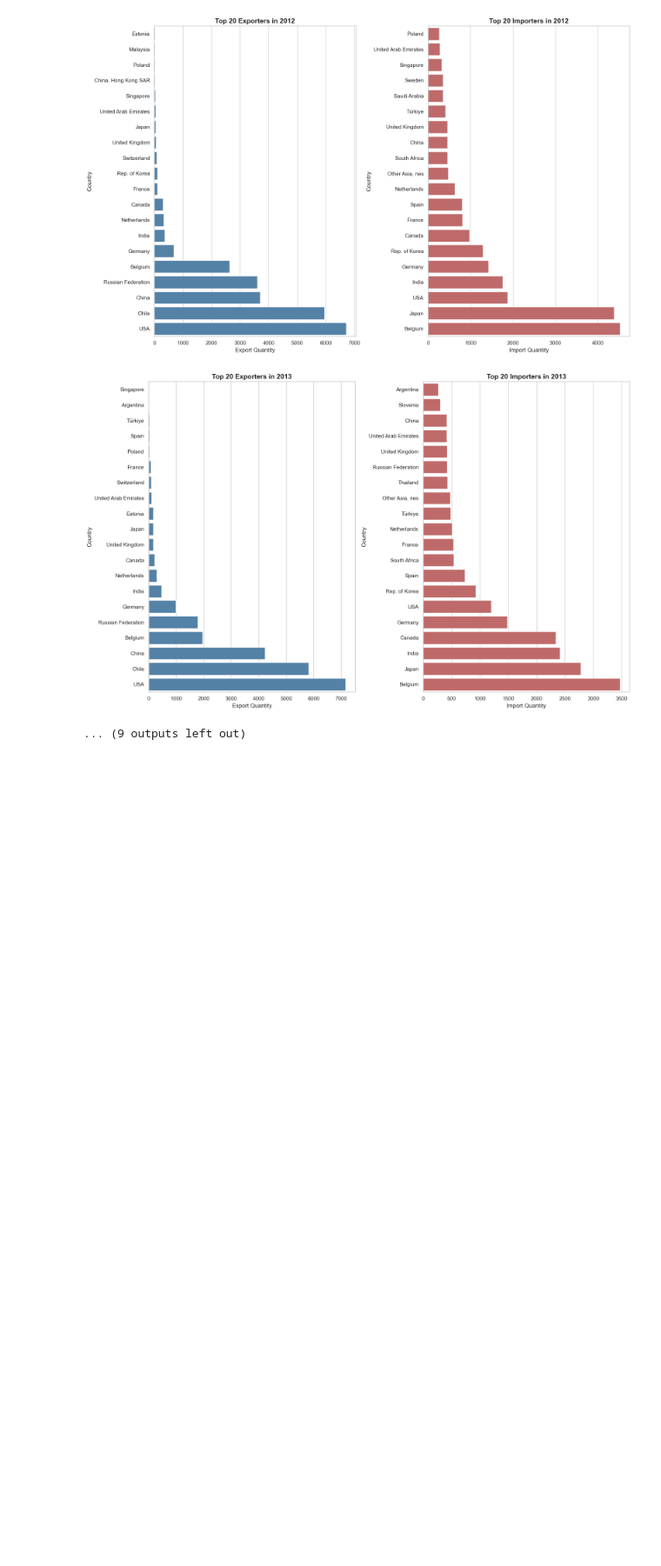
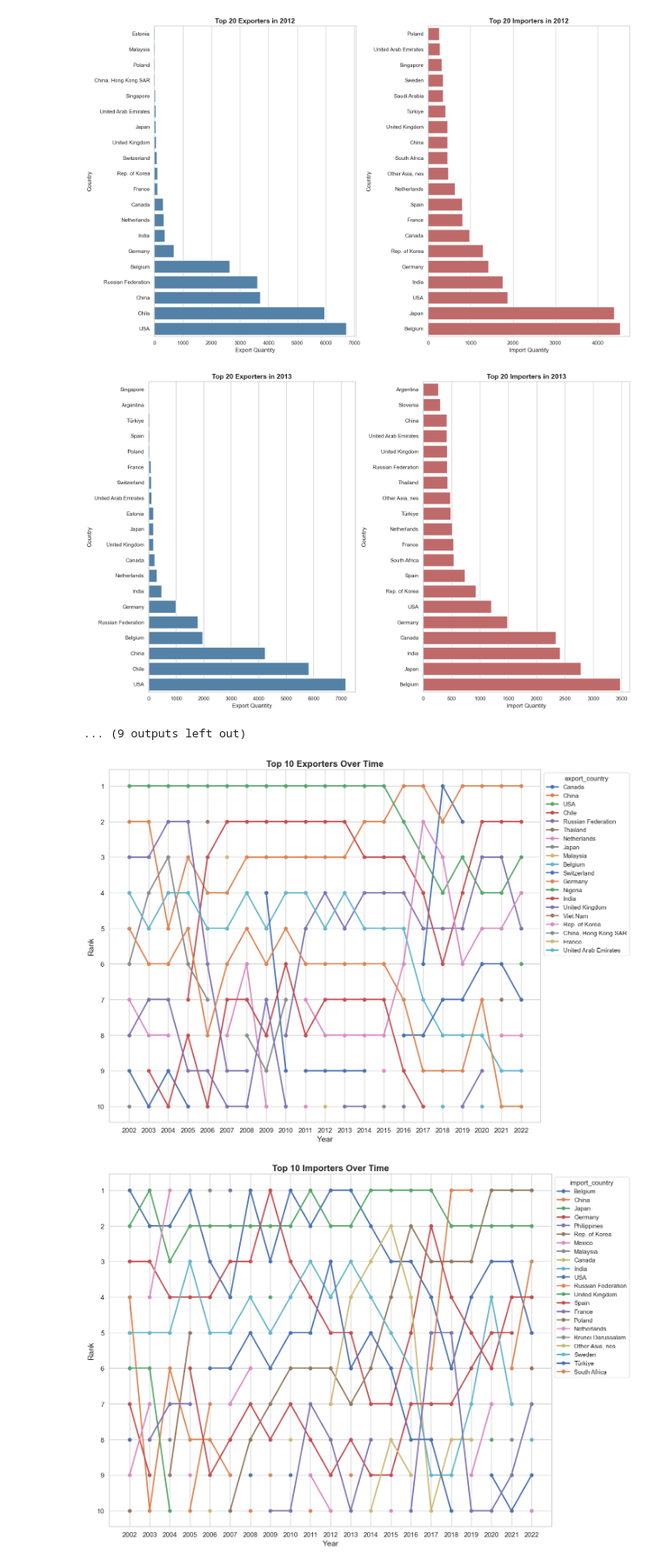
Before and after one commit to Altishofer/NetworkScienceProject, a Jupyter notebook: 1.1_lithium_export_import.ipynb, the cells around one changed output. Shown at 87% size. Cells and saved outputs as stored; diff of their text form; code cells hidden in the pictures; blank space fills up the shorter version.

Commit message:
added bump chart

```diff
--- a/1.1_lithium_export_import.ipynb
+++ b/1.1_lithium_export_import.ipynb
@@ -58,3 +60,69 @@ for y in years:
 [figure]
 [figure]
 ... (9 outputs left out)
+# %%
+
+
+def create_bump_chart(df, category, value_col, time_col, top_n, title):
+    df_grouped = (
+        df.groupby([time_col, category])[value_col]
+        .sum()
+        .reset_index()
+        .sort_values(by=[time_col, value_col], ascending=[True, False])
+    )
+
+    df_grouped['rank'] = (
+        df_grouped.groupby(time_col)[value_col]
+        .rank(method='first', ascending=False)
+        .astype(int)
+    )
+
+    df_top = df_grouped[df_grouped['rank'] <= top_n]
+
+    df_pivot = df_top.pivot(index=category, columns=time_col, values='rank')
+    df_pivot = df_pivot.loc[df_pivot.min(axis=1).sort_values().index]
+
+    fig, ax = plt.subplots(figsize=(14, 10))
+
+    for idx, row in df_pivot.iterrows():
+        ax.plot(
+            df_pivot.columns, row, marker='o', label=idx, lw=2.5
+        )
+
+    ax.invert_yaxis()
+    ax.set_xticks(df_pivot.columns)
+    ax.set_yticks(range(1, top_n + 1))
+    ax.set_xticklabels(df_pivot.columns, fontsize=12)
+    ax.set_yticklabels(range(1, top_n + 1), fontsize=12)
+    ax.set_title(title, fontsize=16, fontweight='bold')
+    ax.set_xlabel("Year", fontsize=14)
+    ax.set_ylabel("Rank", fontsize=14)
+
+    ax.legend(loc='upper left', bbox_to_anchor=(1, 1), title=category)
+    plt.tight_layout()
+    plt.show()
+
+polar_df = loader.get_data()
+df = polar_df.to_pandas()
+
+top_n = 10
+create_bump_chart(
+    df,
+    category='export_country',
+    value_col='q',
+    time_col='t',
+    top_n=top_n,
+    title=f"Top {top_n} Exporters Over Time"
+)
+
+create_bump_chart(
+    df,
+    category='import_country',
+    value_col='q',
+    time_col='t',
+    top_n=top_n,
+    title=f"Top {top_n} Importers Over Time"
+)
+# %% [output]
+[figure, added]
+[figure, added]
```
Also changed, not shown: parts of 3 cells of this notebook.
